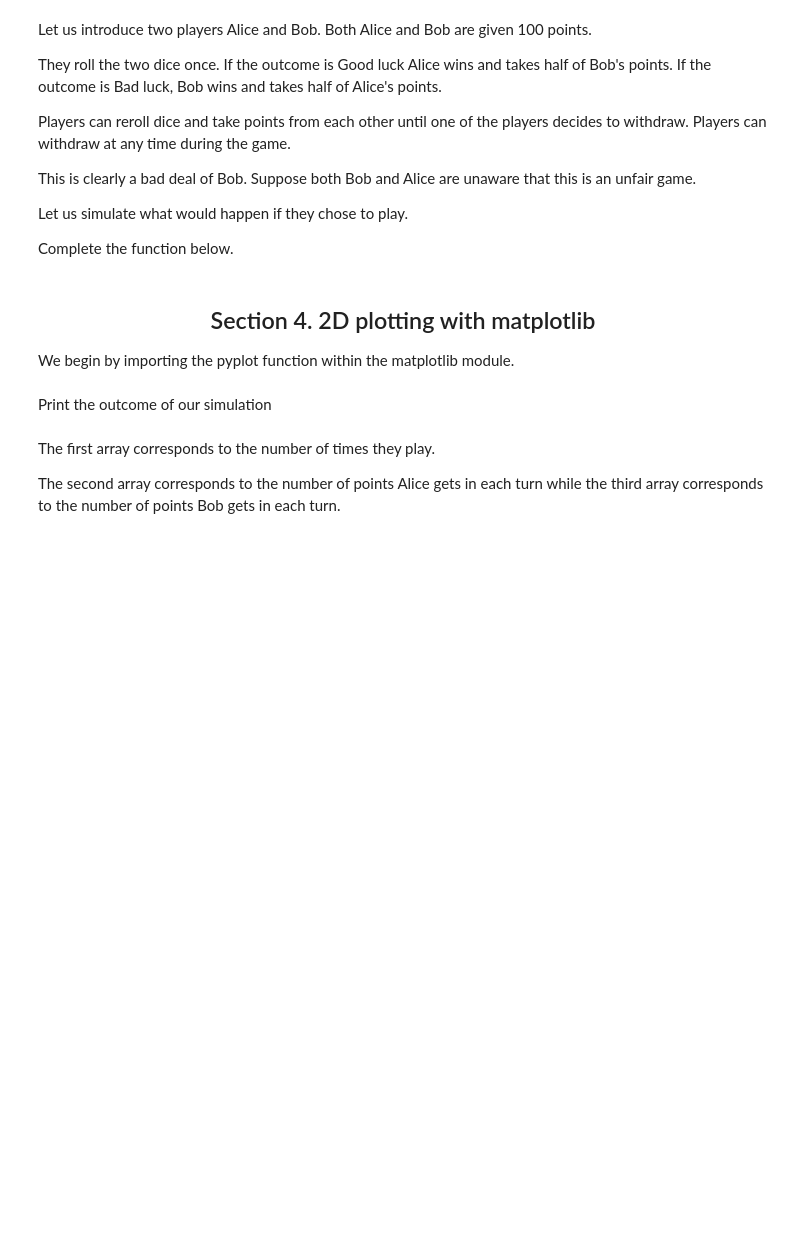
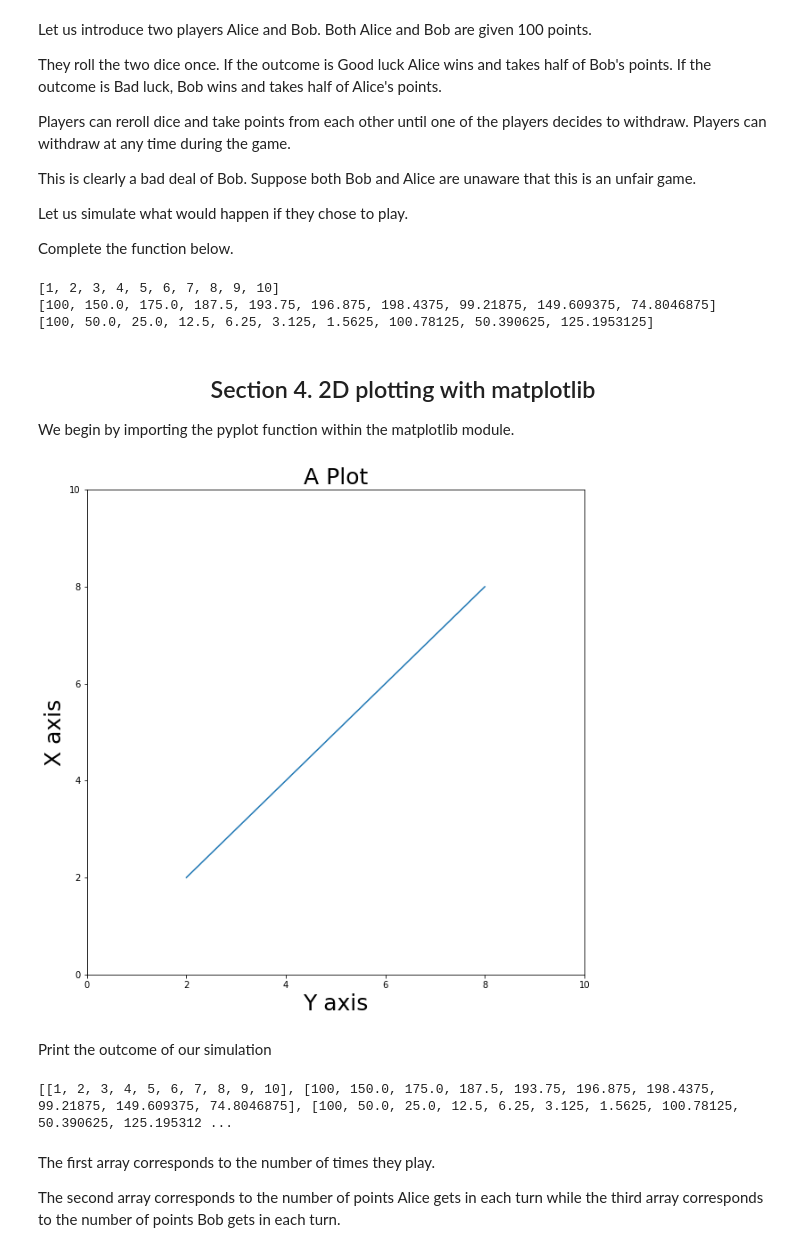
Before and after one commit to lfunderburk/IntroToPython, a Jupyter notebook: IntroToPython.ipynb, the cells around one changed output. Cells and saved outputs as stored; diff of their text form; code cells hidden in the pictures; blank space fills up the shorter version.

```diff
--- a/IntroToPython.ipynb
+++ b/IntroToPython.ipynb
@@ -327,7 +355,13 @@ def simulate_unfair_game(points_A,points_B,number_of_games):
 
     return [x_coord,y_coord_A,y_coord_B]
 # %%
-[x_co,y_co_A,y_co_C] = simulate_unfair_game(100,100,10)
+[x_co,y_co_A,y_co_B] = simulate_unfair_game(100,100,10)
+for item in [x_co,y_co_A,y_co_B]:
+    print(item)
+# %% [output]
+[1, 2, 3, 4, 5, 6, 7, 8, 9, 10]
+[100, 150.0, 175.0, 187.5, 193.75, 196.875, 198.4375, 99.21875, 149.609375, 74.8046875]
+[100, 50.0, 25.0, 12.5, 6.25, 3.125, 1.5625, 100.78125, 50.390625, 125.1953125]
 # %% [markdown]
 <h2 align='center'>Section 4. 2D plotting with matplotlib</h2>
 
@@ -337,28 +371,32 @@ import matplotlib.pyplot as plt
 # %%
 # We begin by initializing our figure
 fig,ax1 = plt.subplots(figsize=(10,10))
 
 # Set x, y axis limits
 ax1.set_xlim([0,10])
 ax1.set_ylim([0,10])
 
 # Plot a line
-ax1.plot([2,4,6,8],[2,4,6,8])
+ax1.plot([2,8],[2,8])
 
 # X, Y labels
 ax1.set_ylabel("X axis",fontsize=25)
 ax1.set_xlabel("Y axis",fontsize=25)
 
 # Title
 ax1.set_title("A Plot",fontsize=25)
 
 
 # Show the figure
 plt.show()
+# %% [output]
+[figure, added]
 # %% [markdown]
 Print the outcome of our simulation
 # %%
-print([x_co,y_co_A,y_co_C])
+print([x_co,y_co_A,y_co_B])
+# %% [output]
+[[1, 2, 3, 4, 5, 6, 7, 8, 9, 10], [100, 150.0, 175.0, 187.5, 193.75, 196.875, 198.4375, 99.21875, 149.609375, 74.8046875], [100, 50.0, 25.0, 12.5, 6.25, 3.125, 1.5625, 100.78125, 50.390625, 125.195312 ...
 # %% [markdown]
 The first array corresponds to the number of times they play.
 
```
Also changed, not shown: parts of 14 cells of this notebook.
